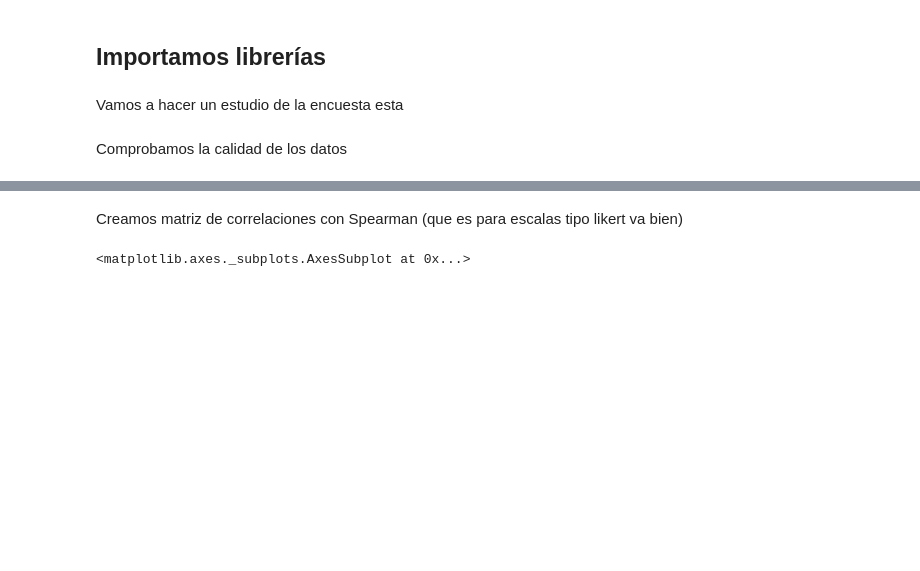
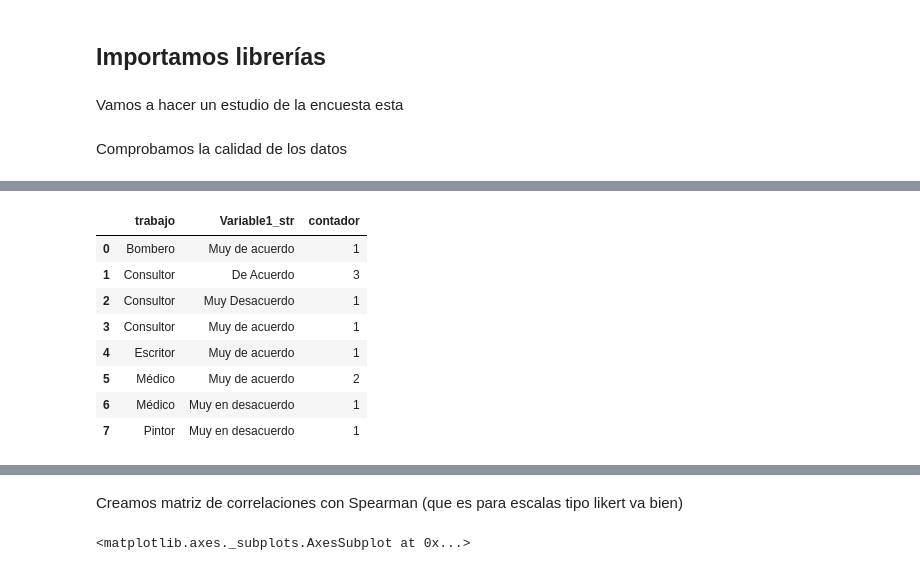
Before and after one commit to JaimeRedondo/Applications, a Jupyter notebook: Estudio_encuesta.ipynb, the cells around one changed output, grey strips where cells are left out. Cells and saved outputs as stored; diff of their text form; code cells hidden in the pictures; blank space fills up the shorter version.

```diff
--- a/Estudio_encuesta.ipynb
+++ b/Estudio_encuesta.ipynb
@@ -39,0 +65,14 @@ dtype: int64
+# %%
+df_agrupado = df.groupby(['trabajo','Variable1_str']).agg('count').reset_index().rename(columns = {'Nombre':'contador'})[['trabajo','Variable1_str','contador']]
+# %%
+df_agrupado
+# %% [output]
+|  | trabajo | Variable1_str | contador |
+| 0 | Bombero | Muy de acuerdo | 1 |
+| 1 | Consultor | De Acuerdo | 3 |
+| 2 | Consultor | Muy Desacuerdo | 1 |
+| 3 | Consultor | Muy de acuerdo | 1 |
+| 4 | Escritor | Muy de acuerdo | 1 |
+| 5 | Médico | Muy de acuerdo | 2 |
+| 6 | Médico | Muy en desacuerdo | 1 |
+| 7 | Pintor | Muy en desacuerdo | 1 |
```
Also changed, not shown: parts of 17 cells of this notebook.
